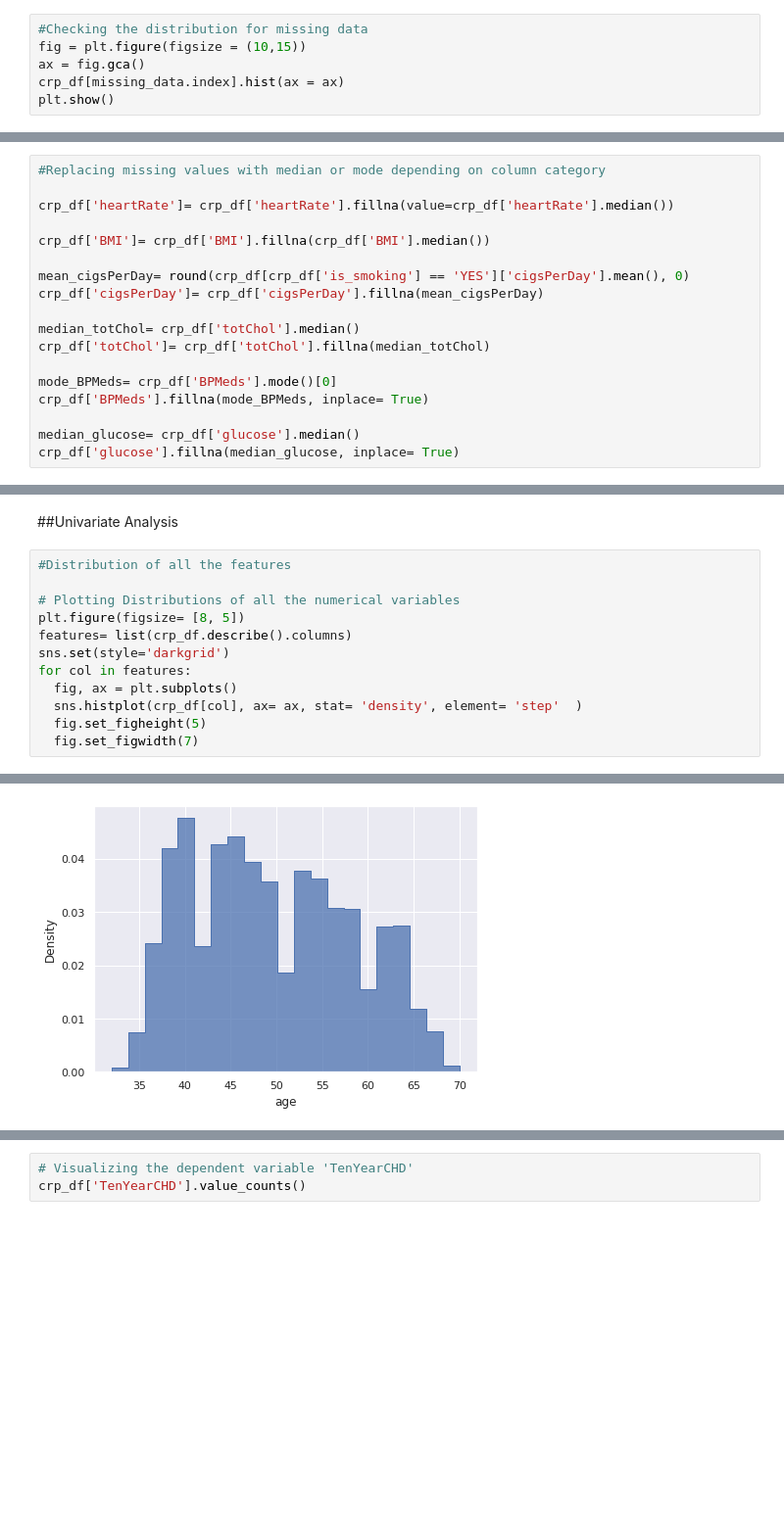
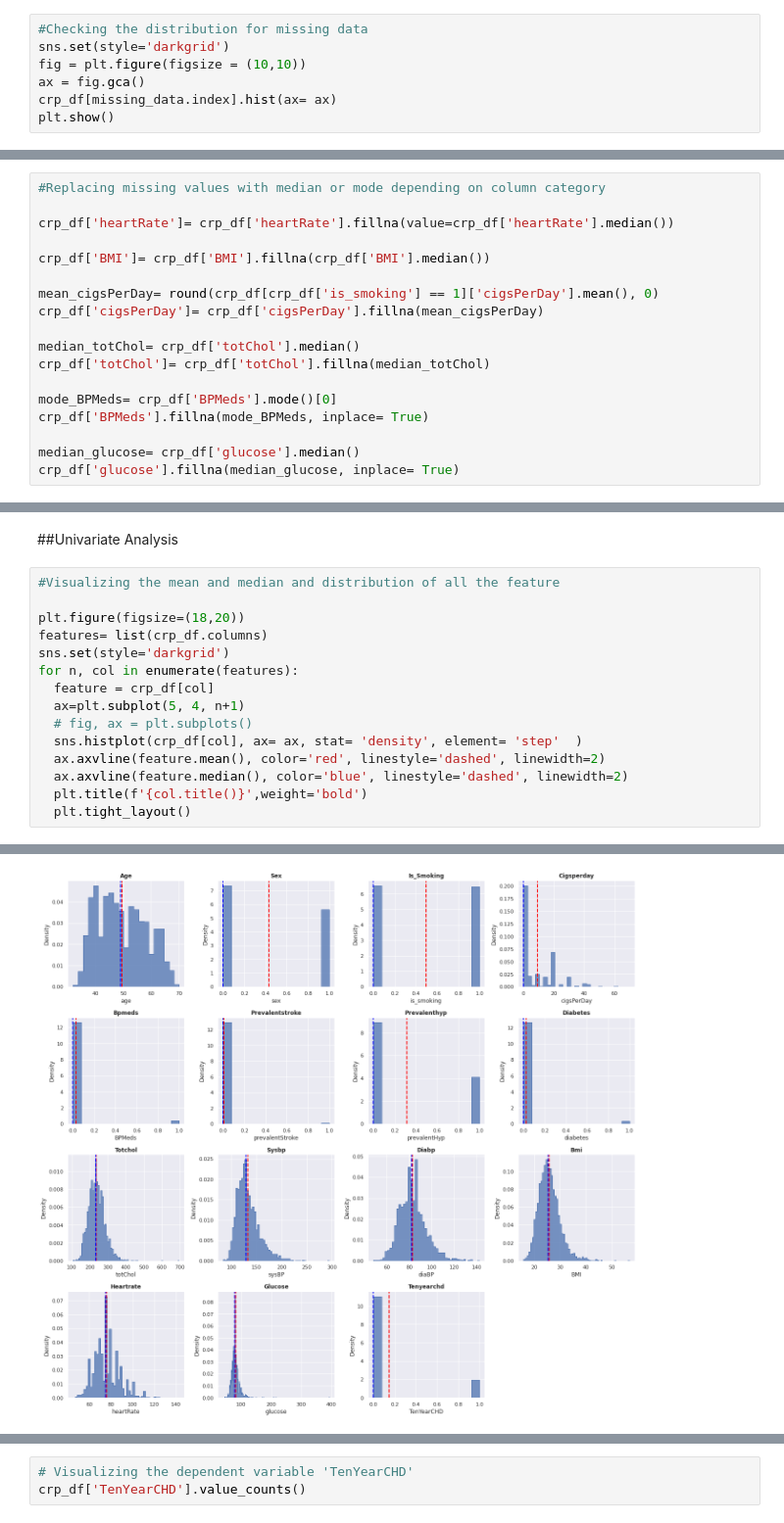
Before and after one commit to Abhishek-Shubham001/Cardiovascular-Risk-Prediction, a Jupyter notebook: Cardiovascular_Risk_Prediction_Capstone_Project.ipynb, the cells around one changed output, grey strips where cells are left out. Shown at 98% size. Saved outputs shown, nothing was run; the diff lists cells and outputs as text; blank space fills up the shorter version.

```diff
--- a/Cardiovascular_Risk_Prediction_Capstone_Project.ipynb
+++ b/Cardiovascular_Risk_Prediction_Capstone_Project.ipynb
@@ -222,7 +234,8 @@ At 8.97%, the blood glucose entry has the highest percentage of missing data. Th
 # %%
 #Checking the distribution for missing data
-fig = plt.figure(figsize = (10,15))
+sns.set(style='darkgrid')
+fig = plt.figure(figsize = (10,10))
 ax = fig.gca()
-crp_df[missing_data.index].hist(ax = ax)
+crp_df[missing_data.index].hist(ax= ax)
 plt.show()
 # %% [output]
@@ -239,7 +249,7 @@ crp_df['heartRate']= crp_df['heartRate'].fillna(value=crp_df['heartRate'].median
 
 crp_df['BMI']= crp_df['BMI'].fillna(crp_df['BMI'].median())
 
-mean_cigsPerDay= round(crp_df[crp_df['is_smoking'] == 'YES']['cigsPerDay'].mean(), 0)
+mean_cigsPerDay= round(crp_df[crp_df['is_smoking'] == 1]['cigsPerDay'].mean(), 0)
 crp_df['cigsPerDay']= crp_df['cigsPerDay'].fillna(mean_cigsPerDay)
 
 median_totChol= crp_df['totChol'].median()
@@ -277,15 +287,18 @@ After the above imputations we can say that all the missings values are successf
 # %% [markdown]
 ##Univariate Analysis
 # %%
-#Distribution of all the features
+#Visualizing the mean and median and distribution of all the feature
 
-# Plotting Distributions of all the numerical variables
-plt.figure(figsize= [8, 5])
-features= list(crp_df.describe().columns)
+plt.figure(figsize=(18,20))
+features= list(crp_df.columns)
 sns.set(style='darkgrid')
-for col in features:
-  fig, ax = plt.subplots()
+for n, col in enumerate(features):
+  feature = crp_df[col]
+  ax=plt.subplot(5, 4, n+1)
+  # fig, ax = plt.subplots()
   sns.histplot(crp_df[col], ax= ax, stat= 'density', element= 'step'  )
-  fig.set_figheight(5)
-  fig.set_figwidth(7)
+  ax.axvline(feature.mean(), color='red', linestyle='dashed', linewidth=2)
+  ax.axvline(feature.median(), color='blue', linestyle='dashed', linewidth=2)
+  plt.title(f'{col.title()}',weight='bold')
+  plt.tight_layout()
 # %% [output]
@@ -293 +305 @@ for col in features:
-[figure, old version]
+[figure, new version]
```
Also changed, not shown: parts of 97 cells of this notebook.
